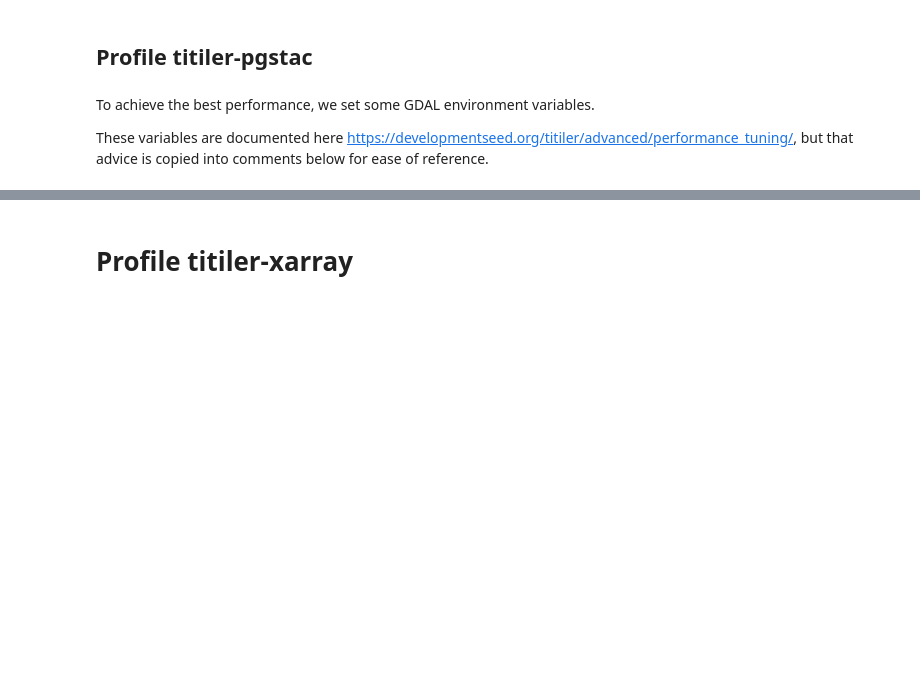
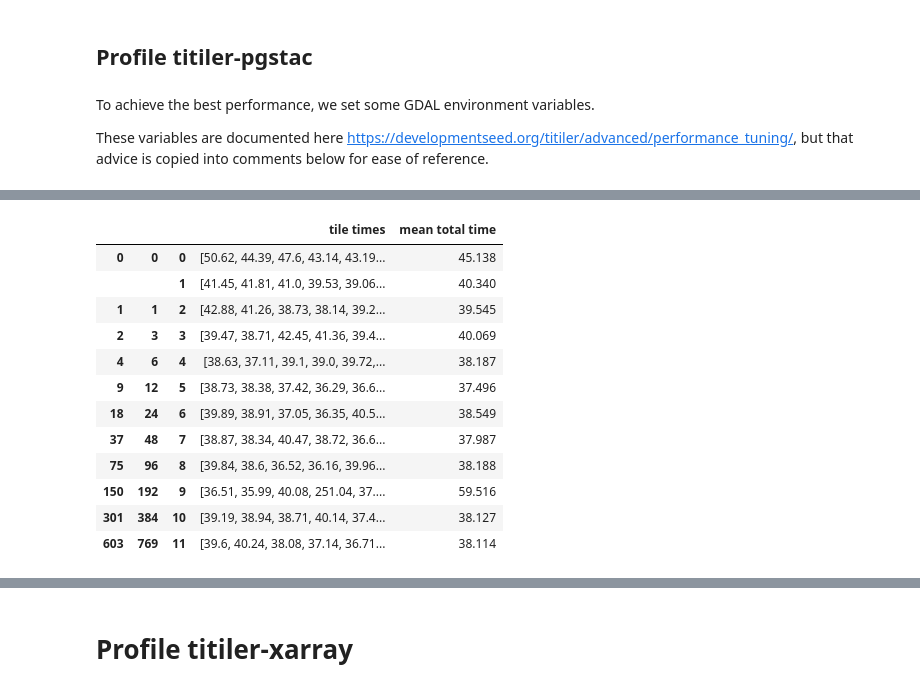
Before and after one commit to developmentseed/tile-benchmarking, a Jupyter notebook: profiling/profile.ipynb, the cells around one changed output, grey strips where cells are left out. Drawn from its saved outputs; the diff is of its cells as text; code cells hidden in the pictures; blank space fills up the shorter version.

```diff
--- a/profiling/profile.ipynb
+++ b/profiling/profile.ipynb
@@ -175,3 +186,19 @@ pd.DataFrame.from_dict(cog_results_df, orient='index')
+# %%
+pd.DataFrame.from_dict(tile_results_df, orient='index')
+# %% [output]
+|  |  |  | tile times | mean total time |
+| 0 | 0 | 0 | [50.62, 44.39, 47.6, 43.14, 43.19... | 45.138 |
+|  |  | 1 | [41.45, 41.81, 41.0, 39.53, 39.06... | 40.340 |
+| 1 | 1 | 2 | [42.88, 41.26, 38.73, 38.14, 39.2... | 39.545 |
+| 2 | 3 | 3 | [39.47, 38.71, 42.45, 41.36, 39.4... | 40.069 |
+| 4 | 6 | 4 | [38.63, 37.11, 39.1, 39.0, 39.72,... | 38.187 |
+| 9 | 12 | 5 | [38.73, 38.38, 37.42, 36.29, 36.6... | 37.496 |
+| 18 | 24 | 6 | [39.89, 38.91, 37.05, 36.35, 40.5... | 38.549 |
+| 37 | 48 | 7 | [38.87, 38.34, 40.47, 38.72, 36.6... | 37.987 |
+| 75 | 96 | 8 | [39.84, 38.6, 36.52, 36.16, 39.96... | 38.188 |
+| 150 | 192 | 9 | [36.51, 35.99, 40.08, 251.04, 37.... | 59.516 |
+| 301 | 384 | 10 | [39.19, 38.94, 38.71, 40.14, 37.4... | 38.127 |
+| 603 | 769 | 11 | [39.6, 40.24, 38.08, 37.14, 36.71... | 38.114 |
 # %%
 image = image_and_assets[0].data_as_image()
 imshow(image)
```
Also changed, not shown: parts of 14 cells of this notebook, 4 other files.
